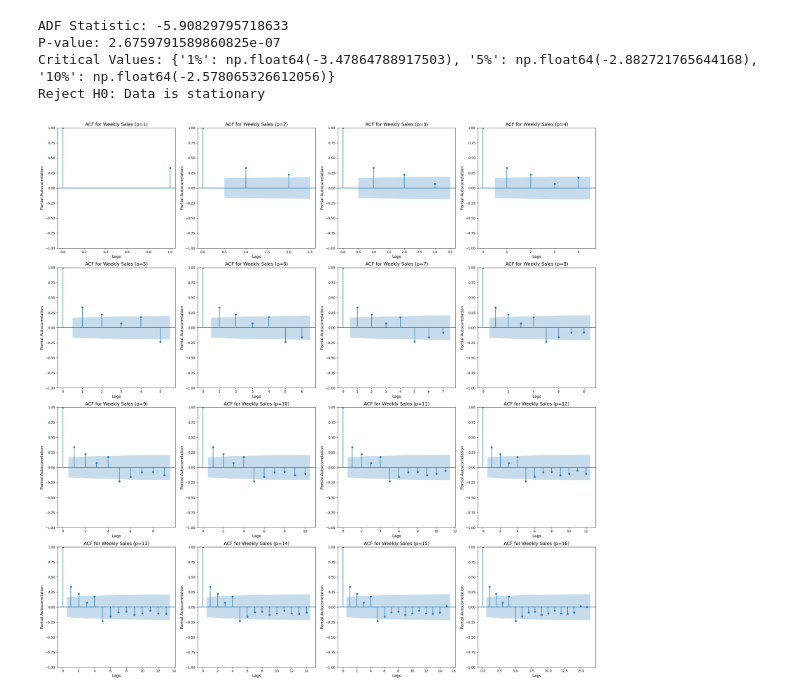
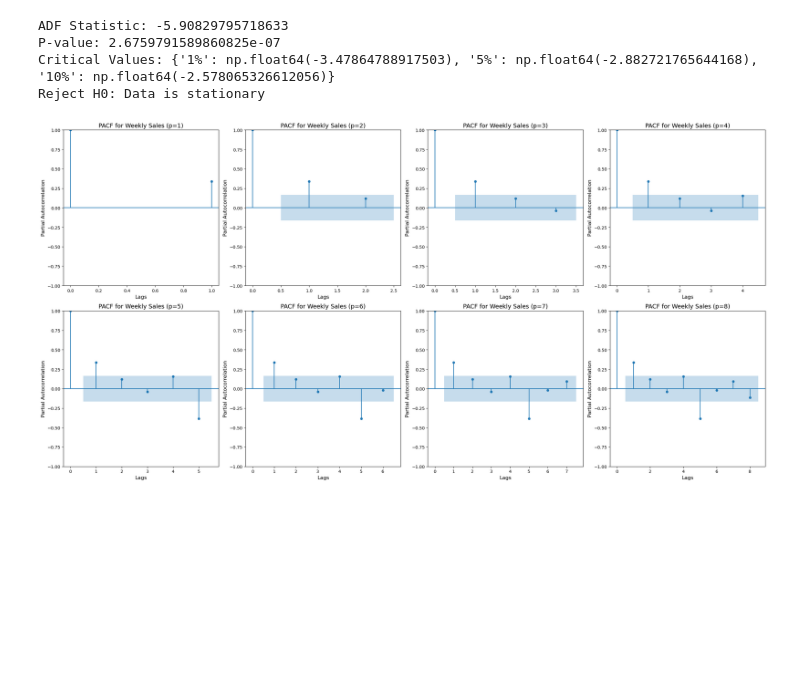
Before and after one commit to random-logic/Demand-Forecast, a Jupyter notebook: src/ARIMAX.ipynb, the cells around one changed output. Saved outputs shown, nothing was run; the diff lists cells and outputs as text; code cells hidden in the pictures; blank space fills up the shorter version.

```diff
--- a/src/ARIMAX.ipynb
+++ b/src/ARIMAX.ipynb
@@ -88,21 +86,21 @@ Critical Values: {'1%': np.float64(-3.47864788917503), '5%': np.float64(-2.88272
 Reject H0: Data is stationary
 # %%
 # Plot ACF for 'Weekly_Sales' for different values of p (lags)
-fig, axes = plt.subplots(4, 4, figsize=(24, 24))  # Create subplots for multiple values of p
+fig, axes = plt.subplots(2, 4, figsize=(24, 12))  # Create subplots for multiple values of p
 axes = axes.flatten()
 
 # Different values of p (lags)
-p_values = range(1, 17)
+p_values = range(1, 9)
 
 for i, p in enumerate(p_values):
-  plot_acf(df['Weekly_Sales'], lags=p, ax=axes[i])
-  axes[i].set_title(f'ACF for Weekly Sales (p={p})', fontsize=14)
+  plot_pacf(df['Weekly_Sales'], lags=p, ax=axes[i])
+  axes[i].set_title(f'PACF for Weekly Sales (p={p})', fontsize=14)
   axes[i].set_xlabel('Lags', fontsize=12)
   axes[i].set_ylabel('Partial Autocorrelation', fontsize=12)
 
 plt.tight_layout()
 plt.show()
 # %% [output]
-[figure, old version]
+[figure, new version]
 # %%
 # Plot PACF for 'Weekly_Sales' for different values of q (lags)
```
Also changed, not shown: parts of 18 cells of this notebook, 2 other files.
